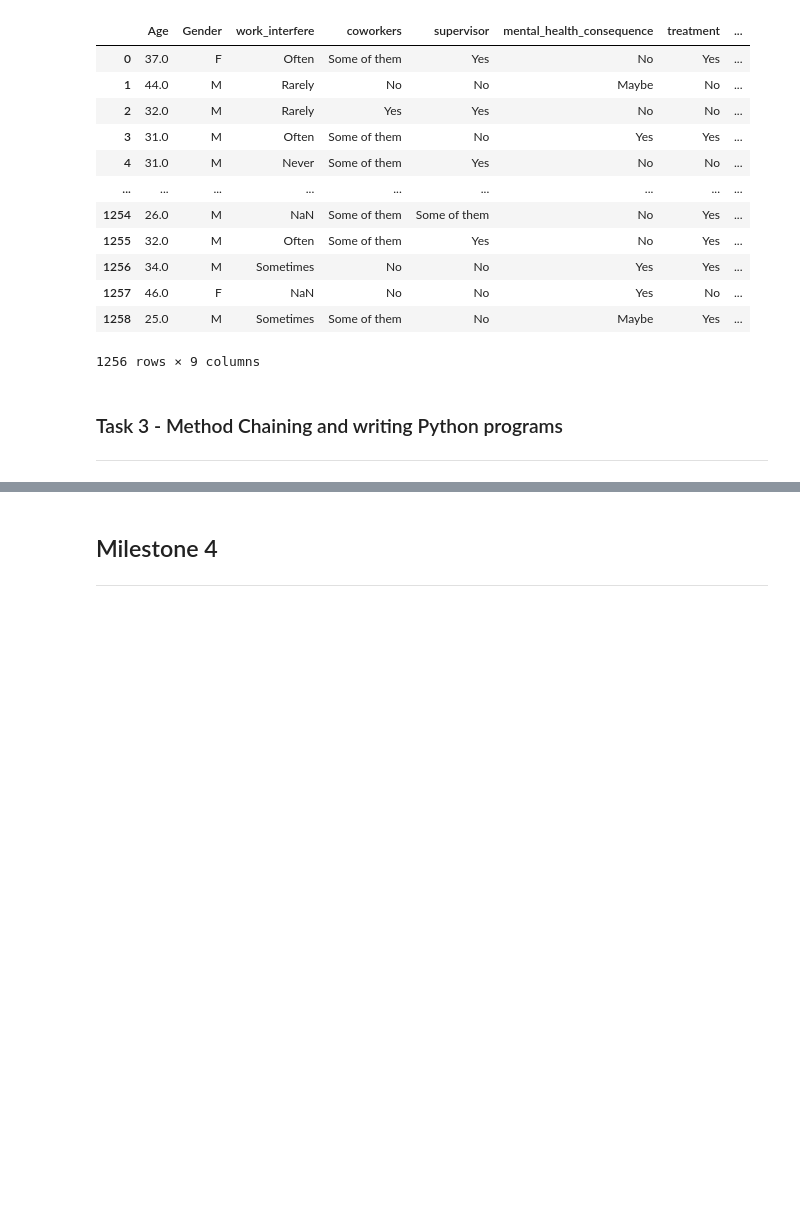
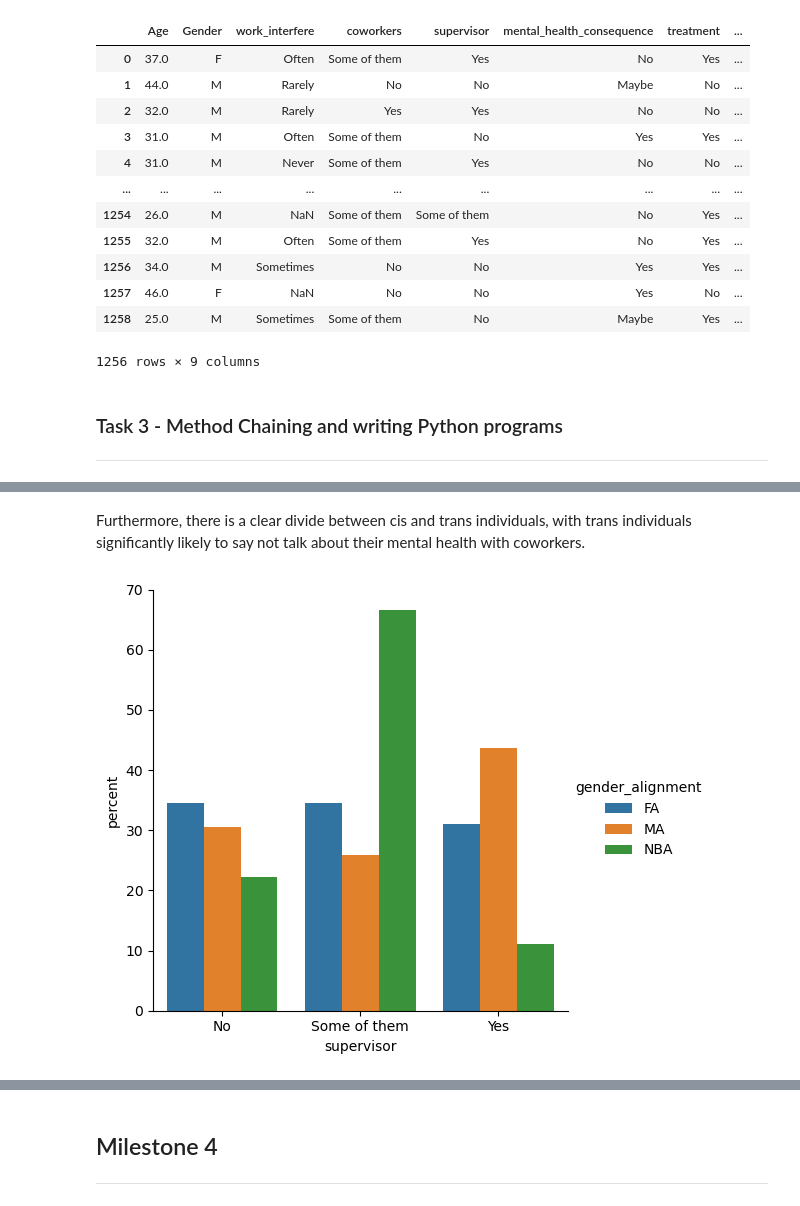
Before and after one commit to ubco-W2022T1-cosc301/project-group06, a Jupyter notebook: notebooks/analysis3.ipynb, the cells around one changed output, grey strips where cells are left out. Cells and saved outputs as stored; diff of their text form; code cells hidden in the pictures; blank space fills up the shorter version.

```diff
--- a/notebooks/analysis3.ipynb
+++ b/notebooks/analysis3.ipynb
@@ -258,0 +376,6 @@ Task 4 is completed in groupAnalysis.ipynb.
+# %% [markdown]
+Furthermore, there is a clear divide between cis and trans individuals, with trans individuals significantly likely to say not talk about their mental health with coworkers.
+# %%
+p3.countNormalizedPlot(df3,'gender_alignment','supervisor')
+# %% [output]
+[figure, added]
```
Also changed, not shown: parts of 33 cells of this notebook, 2 other files.
